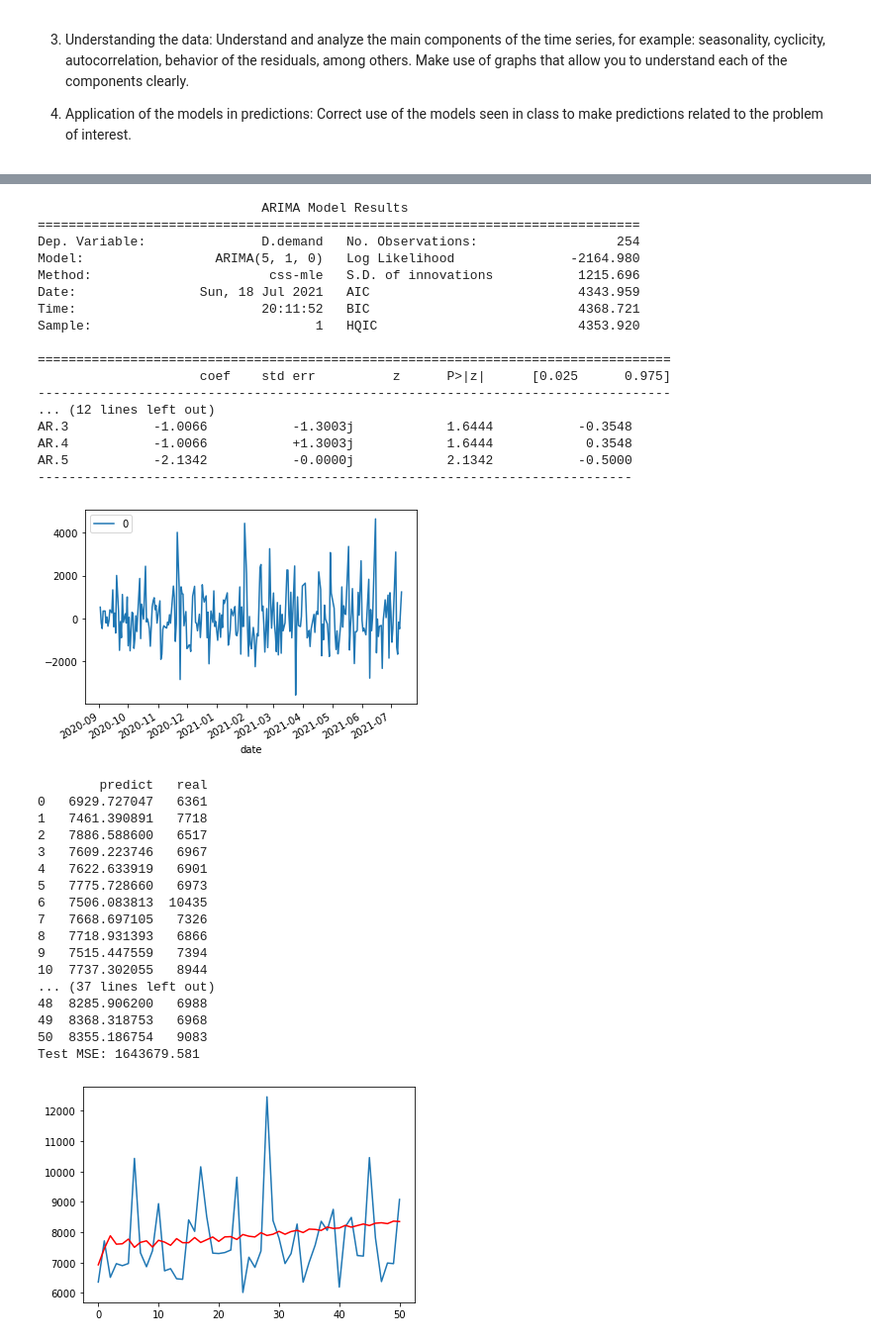
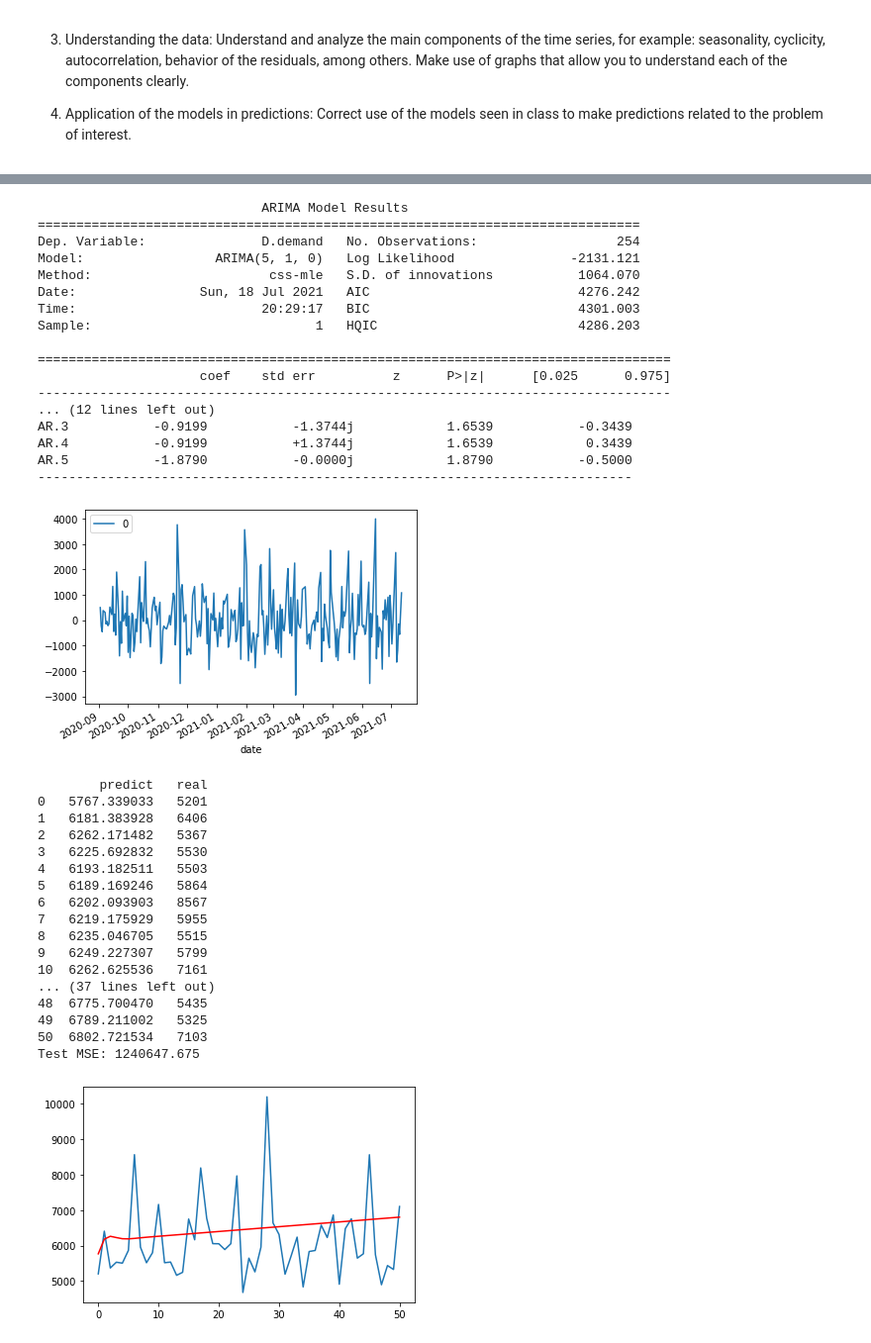
Before and after one commit to zerodarkzone/AdvancedMethodsDataAnalysisClassGrupo4202119, a Jupyter notebook: Exercises/Proyecto1-TimeSeries.ipynb, the cells around one changed output, grey strips where cells are left out. Shown at 99% size. Drawn from its saved outputs; the diff is of its cells as text; code cells hidden in the pictures.

Commit message:
Leave only Bogota

```diff
--- a/Exercises/Proyecto1-TimeSeries.ipynb
+++ b/Exercises/Proyecto1-TimeSeries.ipynb
@@ -79,8 +79,8 @@ df.head()
 df = df[['date', 'warehouse_id_ref', 'itemid', 'demand', 'pending_demand',
          'lastPrice', 'Price', 'stock', 'available_stock', 'city', 'ALIMENTOS']]
 # %%
-df_alimentos = df[df.ALIMENTOS == 1]
-df_no_alimentos = df[df.ALIMENTOS == 0]
+df_alimentos = df[(df.ALIMENTOS == 1) & (df.city == "Bogota")]
+df_no_alimentos = df[(df.ALIMENTOS == 0) & (df.city == "Bogota")]
 print( df.shape )
 print( df_alimentos.shape )
 print( df_no_alimentos.shape )
@@ -243,19 +238,19 @@ print(model_fit.summary())
                              ARIMA Model Results
 ==============================================================================
 Dep. Variable:               D.demand   No. Observations:                  254
-Model:                 ARIMA(5, 1, 0)   Log Likelihood               -2164.980
-Method:                       css-mle   S.D. of innovations           1215.696
-Date:                Sun, 18 Jul 2021   AIC                           4343.959
-Time:                        20:11:52   BIC                           4368.721
-Sample:                             1   HQIC                          4353.920
+Model:                 ARIMA(5, 1, 0)   Log Likelihood               -2131.121
+Method:                       css-mle   S.D. of innovations           1064.070
+Date:                Sun, 18 Jul 2021   AIC                           4276.242
+Time:                        20:29:17   BIC                           4301.003
+Sample:                             1   HQIC                          4286.203
 
 ==================================================================================
                      coef    std err          z      P>|z|      [0.025      0.975]
 ----------------------------------------------------------------------------------
 ... (12 lines left out)
-AR.3           -1.0066           -1.3003j            1.6444           -0.3548
-AR.4           -1.0066           +1.3003j            1.6444            0.3548
-AR.5           -2.1342           -0.0000j            2.1342           -0.5000
+AR.3           -0.9199           -1.3744j            1.6539           -0.3439
+AR.4           -0.9199           +1.3744j            1.6539            0.3439
+AR.5           -1.8790           -0.0000j            1.8790           -0.5000
 -----------------------------------------------------------------------------
 # %%
 # plot residual errors
@@ -263,49 +258,49 @@ residuals = pd.DataFrame(model_fit.resid)
 residuals.plot()
 plt.show()
 # %% [output]
-[figure, old version]
+[figure, new version]
 # %%
 X = series.values
 size = int(len(X) * 0.8)
 train, test = X[0:size], X[size:len(X)]
 history = [x for x in train]
 future = [x for x in test]
 
-model = ARIMA(history, order=(5,1,5))
+model = ARIMA(history, order=(3,1,1))
 model_fit = model.fit(disp=0)
 output = model_fit.forecast(steps=len(test))[0]
 yhat = output
 predictions = yhat
 real_values = future
 
 print(pd.DataFrame({'predict':predictions, 'real':real_values}))
 
 from sklearn.metrics import mean_squared_error
 error = mean_squared_error(test, predictions)
 print('Test MSE: %.3f' % error)
 
 plt.plot(test)
 plt.plot(predictions, color='red')
 plt.show()
 # %% [output]
         predict   real
-0   6929.727047   6361
-1   7461.390891   7718
-2   7886.588600   6517
-3   7609.223746   6967
-4   7622.633919   6901
-5   7775.728660   6973
-6   7506.083813  10435
-7   7668.697105   7326
-8   7718.931393   6866
-9   7515.447559   7394
-10  7737.302055   8944
+0   5767.339033   5201
+1   6181.383928   6406
+2   6262.171482   5367
+3   6225.692832   5530
+4   6193.182511   5503
+5   6189.169246   5864
+6   6202.093903   8567
+7   6219.175929   5955
+8   6235.046705   5515
+9   6249.227307   5799
+10  6262.625536   7161
 ... (37 lines left out)
-48  8285.906200   6988
-49  8368.318753   6968
-50  8355.186754   9083
-Test MSE: 1643679.581
+48  6775.700470   5435
+49  6789.211002   5325
+50  6802.721534   7103
+Test MSE: 1240647.675
-[figure, old version]
+[figure, new version]
 # %%
 from sklearn.metrics import mean_absolute_error
 # %%
```
Also changed, not shown: parts of 30 cells of this notebook.
